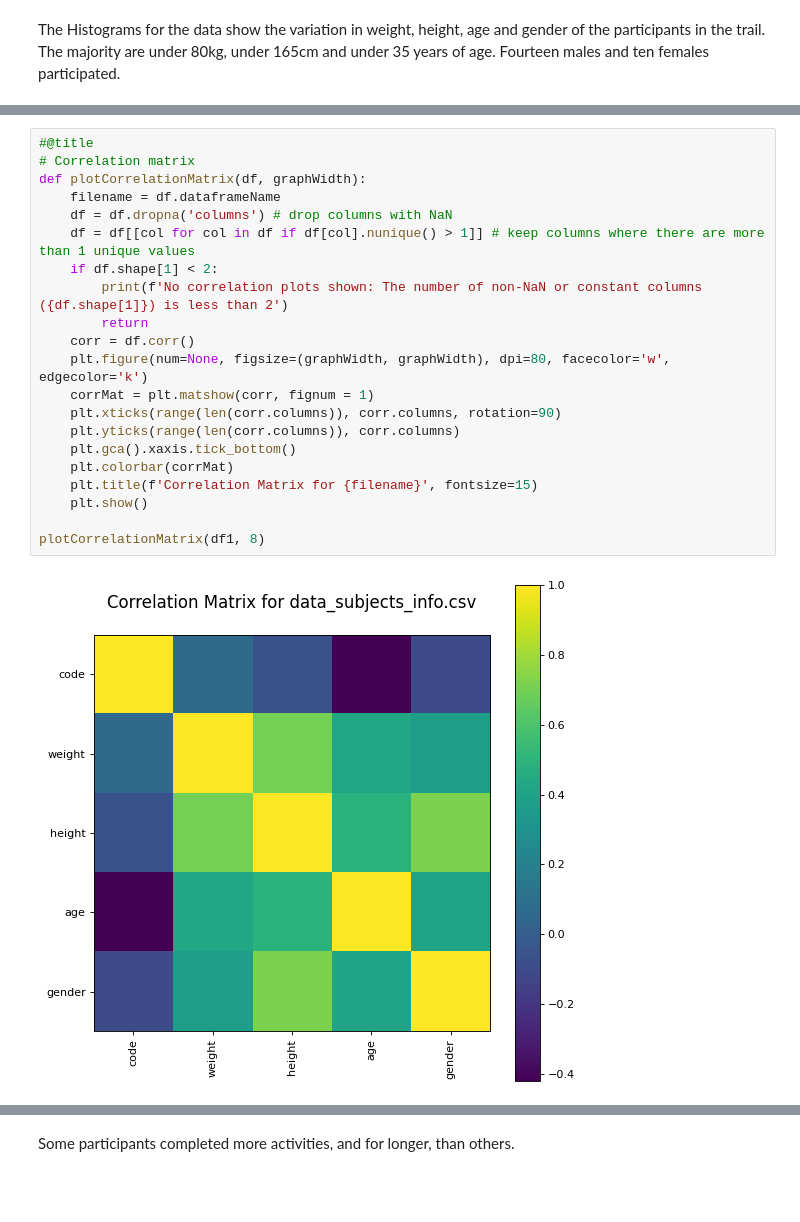
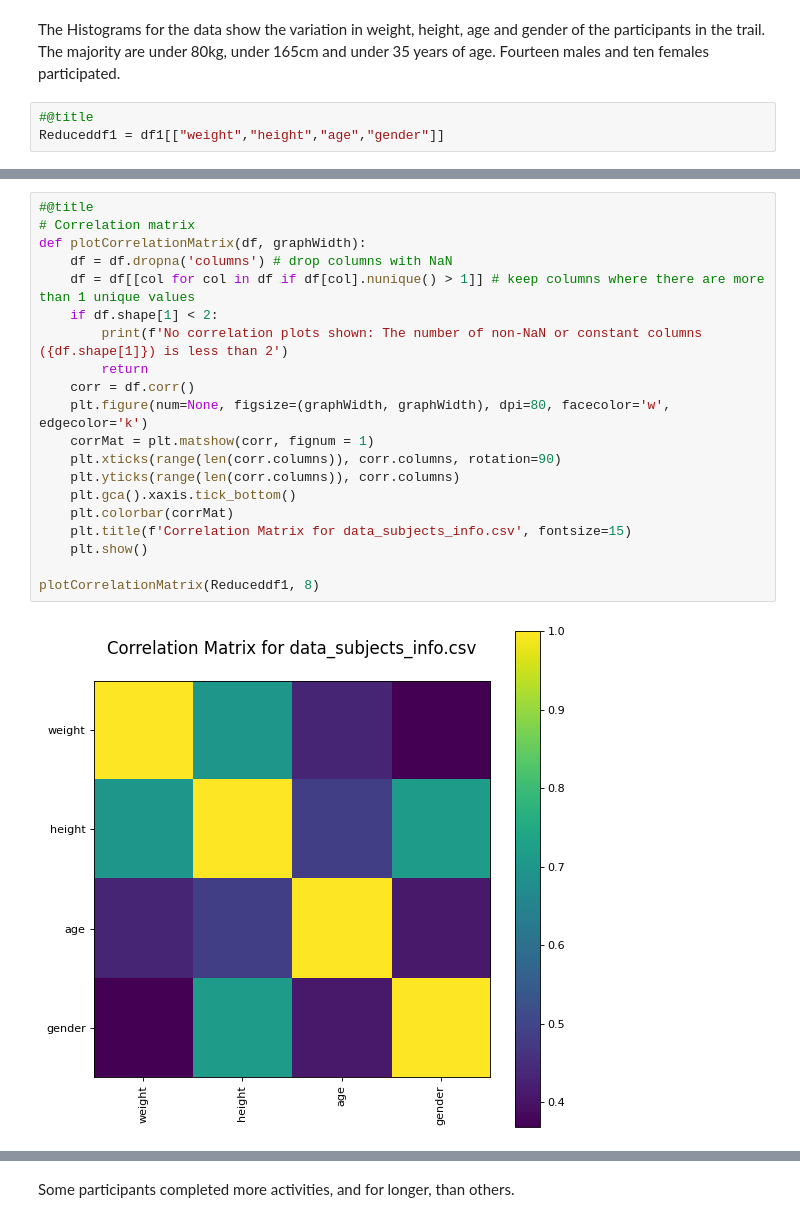
Before and after one commit to IssyMiddleton/CSC8635, a Jupyter notebook: notebooks/Assignment.ipynb, the cells around one changed output, grey strips where cells are left out. Drawn from its saved outputs; the diff is of its cells as text; blank space fills up the shorter version.

```diff
--- a/notebooks/Assignment.ipynb
+++ b/notebooks/Assignment.ipynb
@@ -97,6 +40,9 @@ df1.head(5)
 | 4 | 5 | 48 | 164 | 23 | 0 |
 # %% [markdown]
 The Histograms for the data show the variation in weight, height, age and gender of the participants in the trail. The majority are under 80kg, under 165cm and under 35 years of age. Fourteen males and ten females participated.
+# %%
+#@title
+Reduceddf1 = df1[["weight","height","age","gender"]]
 # %%
 #@title
 # Distribution graphs (histogram/bar graph) of column data
@@ -128,26 +74,25 @@ plotPerColumnDistribution(df1, 10, 5)
 # %%
 #@title
 # Correlation matrix
 def plotCorrelationMatrix(df, graphWidth):
-    filename = df.dataframeName
     df = df.dropna('columns') # drop columns with NaN
     df = df[[col for col in df if df[col].nunique() > 1]] # keep columns where there are more than 1 unique values
     if df.shape[1] < 2:
         print(f'No correlation plots shown: The number of non-NaN or constant columns ({df.shape[1]}) is less than 2')
         return
     corr = df.corr()
     plt.figure(num=None, figsize=(graphWidth, graphWidth), dpi=80, facecolor='w', edgecolor='k')
     corrMat = plt.matshow(corr, fignum = 1)
     plt.xticks(range(len(corr.columns)), corr.columns, rotation=90)
     plt.yticks(range(len(corr.columns)), corr.columns)
     plt.gca().xaxis.tick_bottom()
     plt.colorbar(corrMat)
-    plt.title(f'Correlation Matrix for {filename}', fontsize=15)
+    plt.title(f'Correlation Matrix for data_subjects_info.csv', fontsize=15)
     plt.show()
 
-plotCorrelationMatrix(df1, 8)
+plotCorrelationMatrix(Reduceddf1, 8)
 # %% [output]
-[figure, old version]
+[figure, new version]
 # %%
 #@title
 # Scatter and density plots
```
Also changed, not shown: parts of 84 cells of this notebook.
